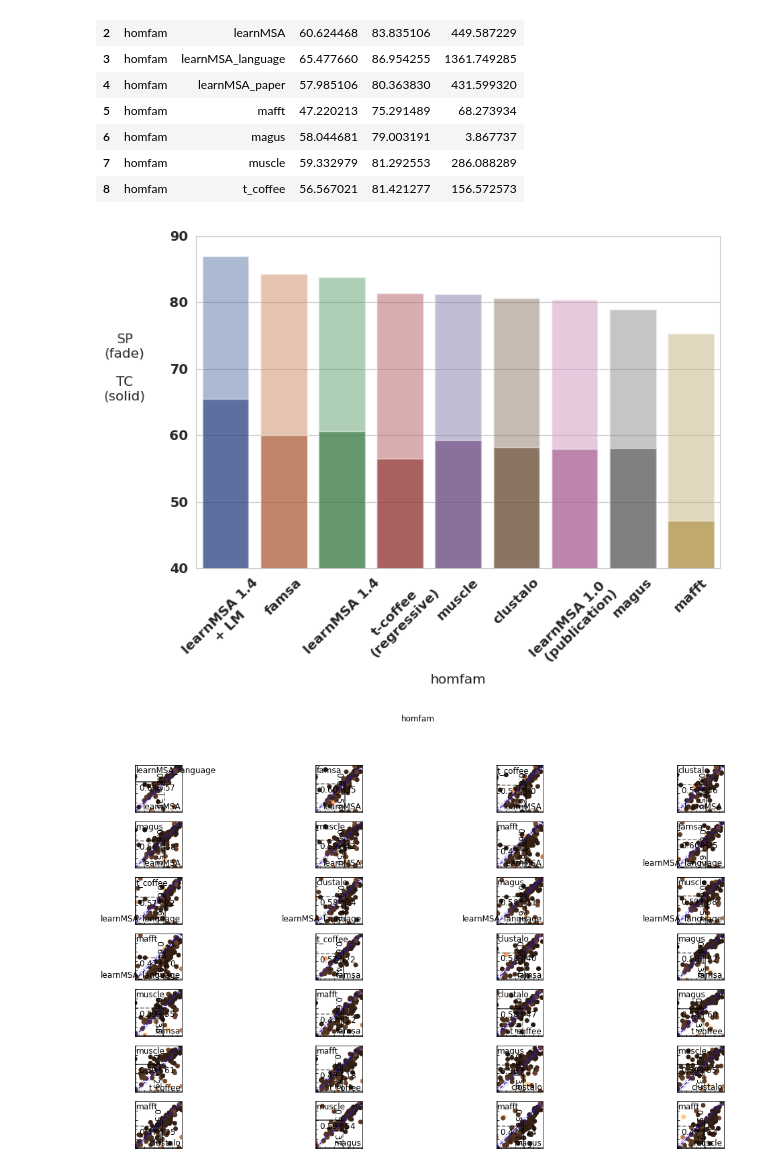
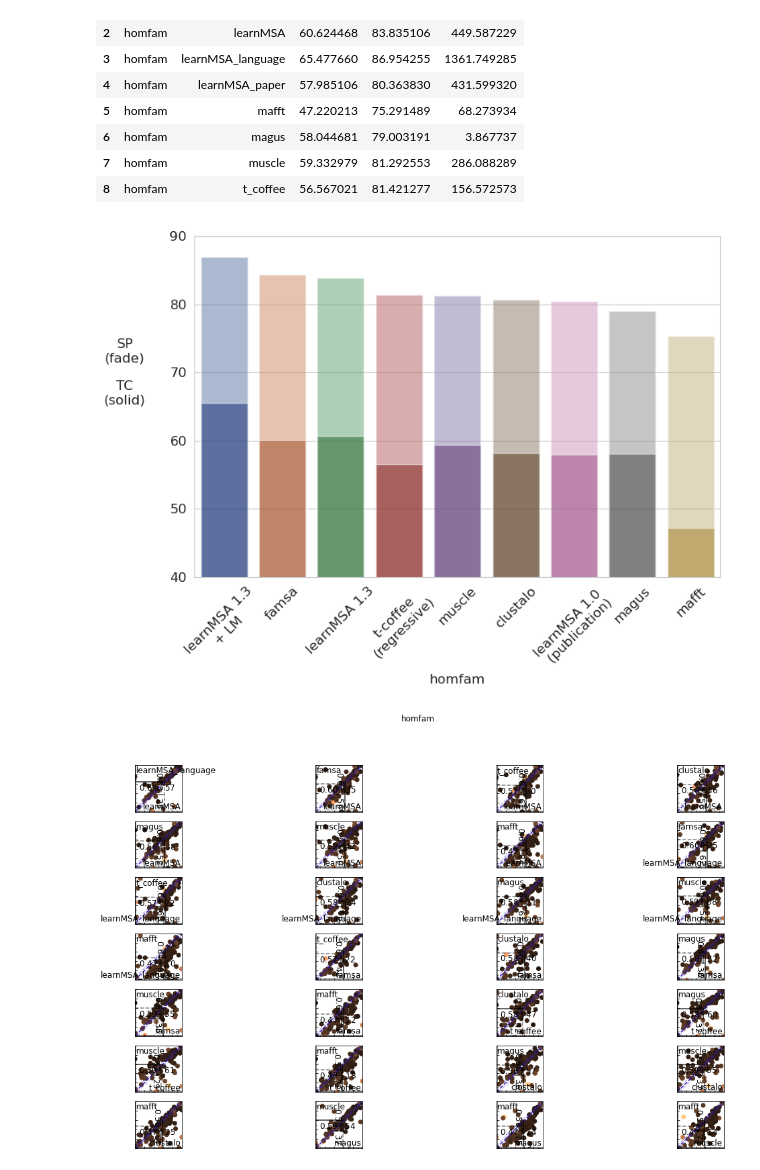
Before and after one commit to felbecker/snakeMSA, a Jupyter notebook: Plots.ipynb, the cells around one changed output. Saved outputs shown, nothing was run; the diff lists cells and outputs as text; code cells hidden in the pictures.

Commit message:
fixed learnmsa version in plot

```diff
--- a/Plots.ipynb
+++ b/Plots.ipynb
@@ -61,36 +61,37 @@ datasets = means.dataset.unique()
 sns.set_style("whitegrid")
 font = {"size"   : 12}
 rc('font', **font)
 fig = plt.figure(figsize=(8,6))
 #get the permutation that sorts the tools by their mean SP score
 sorted_ds_tools = means.groupby(["dataset", "tool"])["SP"].mean().sort_values(ascending=False).index
 means_sorted = means.set_index(["dataset", "tool"]).loc[sorted_ds_tools].reset_index()
 for i,d in enumerate(datasets):
     data = means_sorted[means_sorted.dataset == d]
     data.tool = data.tool.astype('category')
-    data.tool = data.tool.cat.rename_categories({"learnMSA_language" : "learnMSA 1.4\n+ LM",
+    data.tool = data.tool.cat.rename_categories({"learnMSA_language" : "learnMSA 1.3\n+ LM",
                                                  "learnMSA_paper" : "learnMSA 1.0 \n (publication)",
-                                                 "learnMSA" : "learnMSA 1.4",
+                                                 "learnMSA" : "learnMSA 1.3",
                                                  "t_coffee" : "t-coffee\n(regressive)"})
     data.tool = data.tool.astype('object')
     ax = fig.add_subplot(datasets.size, 1, i+1)
     #render sp scores
     sp = sns.barplot(
         data=data, x="tool", y="SP",
         palette="deep", alpha=.5, ax=ax)
     #render tc scores as stacked bars on top
     tc = sns.barplot(data=data, x="tool", y="TC",
         palette="dark", alpha=.5, ax=ax)
     ax.set_ylim(40, 90)
     ax.set_xlabel(d)
     for item in ax.get_xticklabels():
         item.set_rotation(45)
     ax.set_ylabel("SP\n(fade)\n\nTC\n(solid)", rotation=0, labelpad=40)
 #save as pdf
 plt.tight_layout()
 plt.savefig("plots/SP_TC.pdf")
+plt.savefig("plots/SP_TC.png")
 # %% [output]
-[figure, old version]
+[figure, new version]
 # %%
 
 
```
Also changed, not shown: 2 other files.
